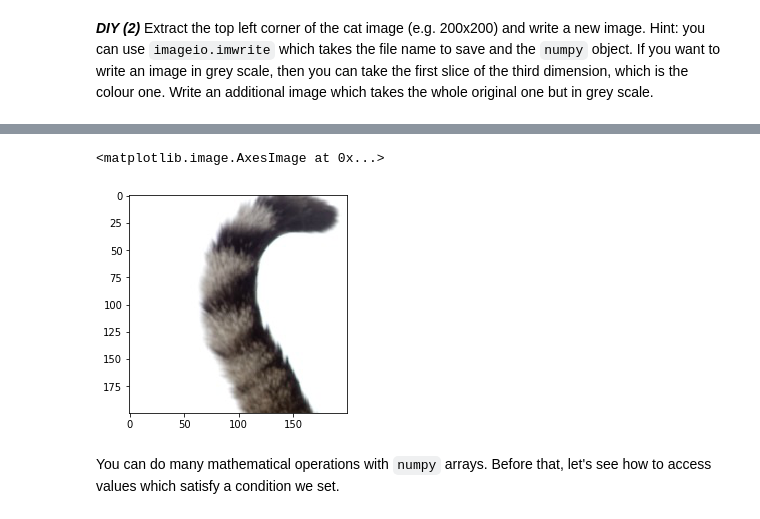
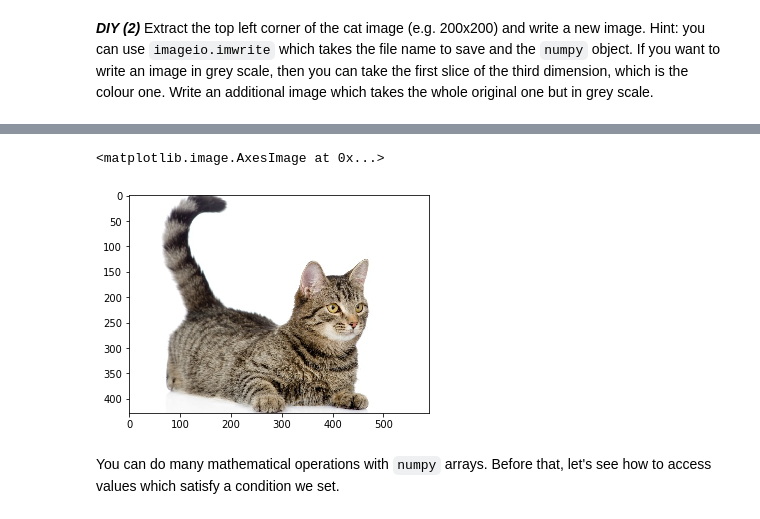
Before and after one commit to vetronz/machineLearning, a Jupyter notebook: statistical_inference/Notebooks/learning.ipynb, the cells around one changed output, grey strips where cells are left out. Saved outputs shown, nothing was run; the diff lists cells and outputs as text; code cells hidden in the pictures.

```diff
--- a/statistical_inference/Notebooks/learning.ipynb
+++ b/statistical_inference/Notebooks/learning.ipynb
@@ -137,9 +139,11 @@ plt.imshow(img)
 # %%
+
 img_square = img[0:200, 0:200]
-plt.imshow(img_square)
+plt.imshow(img)
+# plt.imshow(img_square)
 # %% [output]
 <matplotlib.image.AxesImage at 0x...>
-[figure, old version]
+[figure, new version]
 # %% [markdown]
 You can do many mathematical operations with `numpy` arrays. Before that, let's see how to access values which satisfy a condition we set.
 # %%
```
Also changed, not shown: parts of 39 cells of this notebook.
